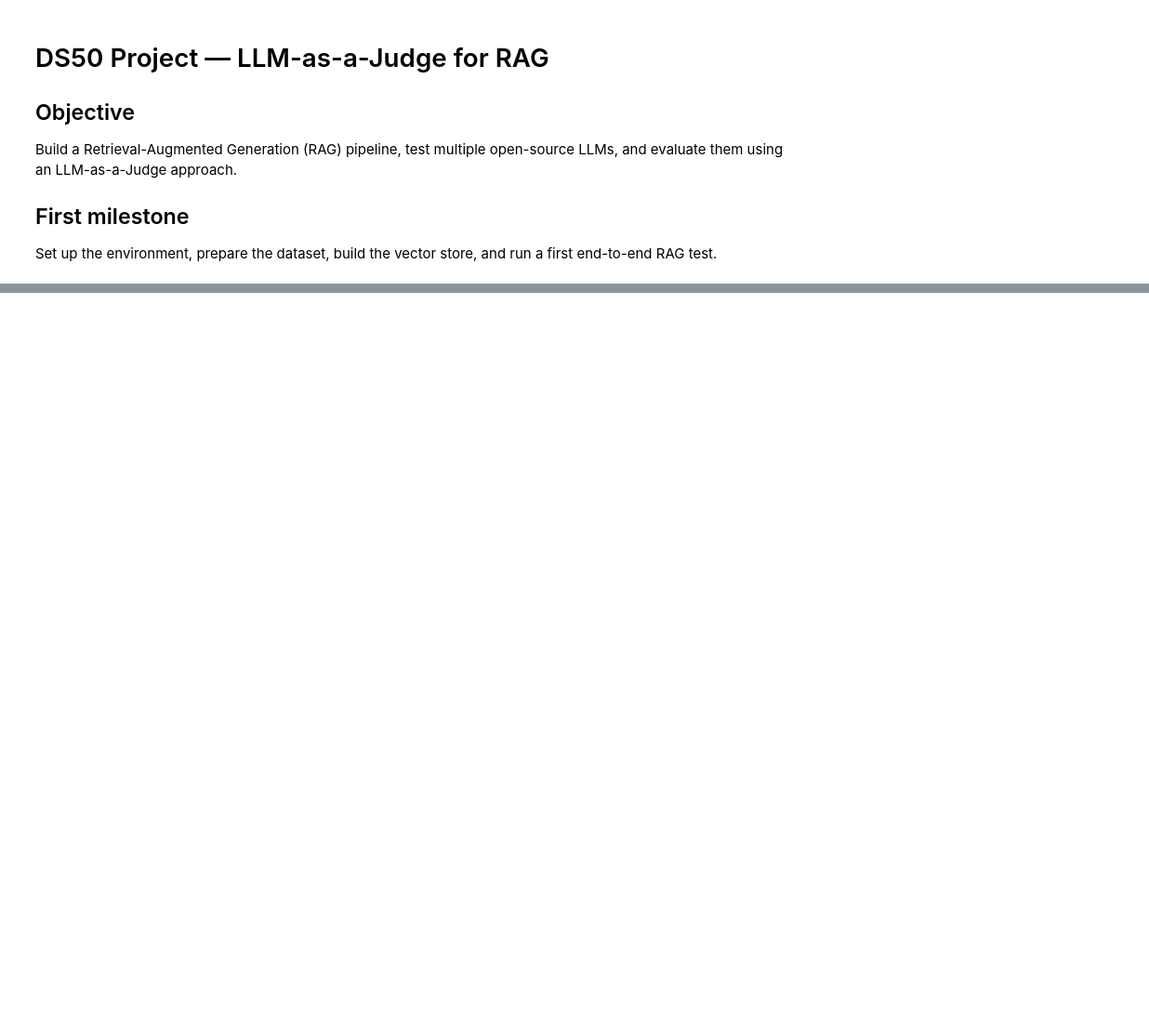
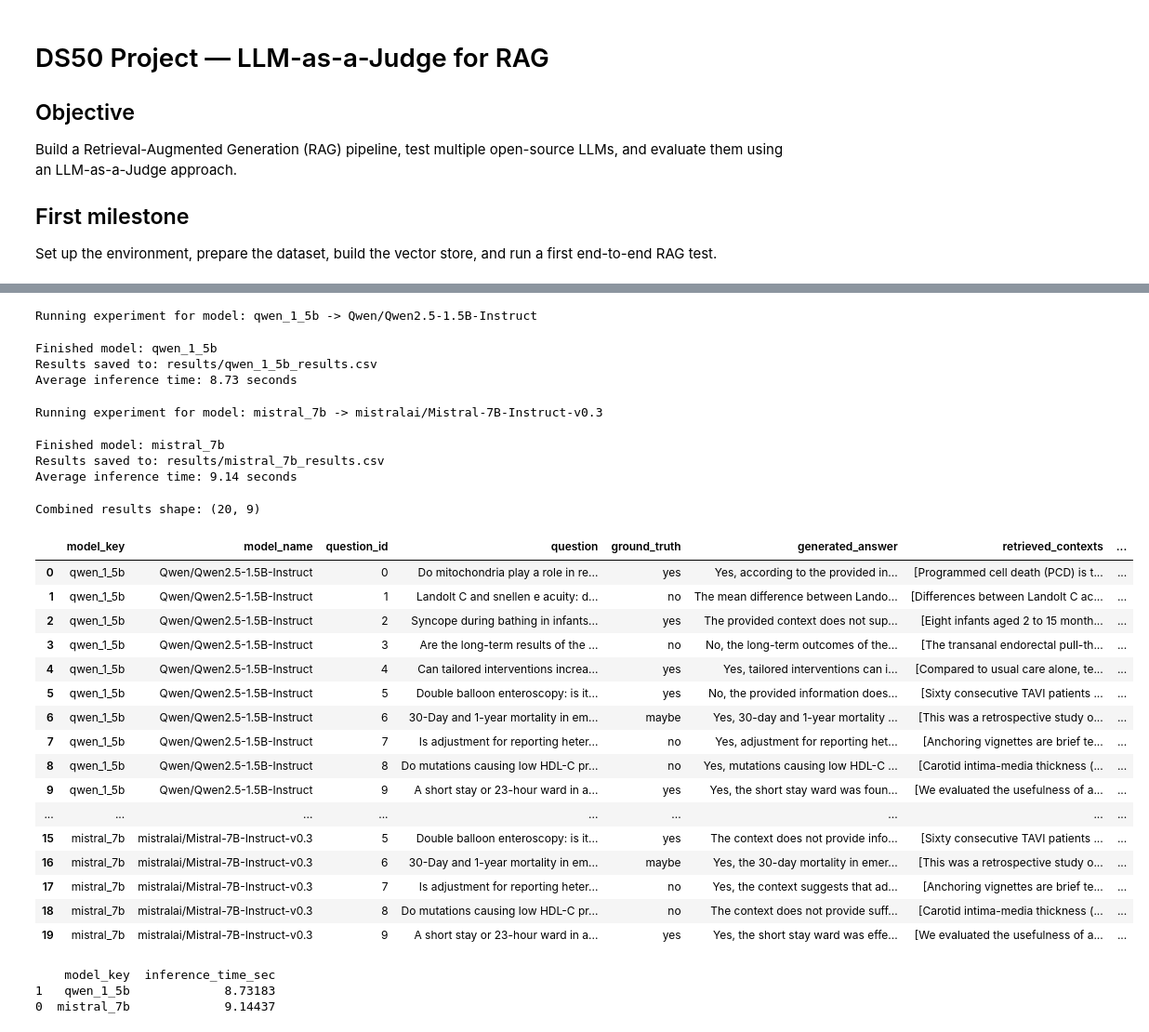
Before and after one commit to mortadarammal/LLM-as-a-Judge, a Jupyter notebook: RAG.ipynb, the cells around one changed output, grey strips where cells are left out. Shown at 93% size. Drawn from its saved outputs; the diff is of its cells as text; code cells hidden in the pictures; blank space fills up the shorter version.

```diff
--- a/RAG.ipynb
+++ b/RAG.ipynb
@@ -25,0 +73,19 @@ Set up the environment, prepare the dataset, build the vector store, and run a f
+# %%
+CONFIG = {
+    "dataset_name": "pubmed_qa",
+    "dataset_subset": "pqa_labeled",
+    "num_docs": 200,
+    "num_questions": 10,
+    "chunk_size": 512,
+    "chunk_overlap": 64,
+    "top_k": 3,
+    "max_new_tokens": 128,
+    "temperature": 0.0,
+    "do_sample": False,
+    "embedding_model": "sentence-transformers/all-MiniLM-L6-v2",
+    "generator_models": {
+        "qwen_1_5b": "Qwen/Qwen2.5-1.5B-Instruct",
+        "mistral_7b": "mistralai/Mistral-7B-Instruct-v0.3"
+    },
+    "results_dir": "results"
+}
@@ -25,0 +156,61 @@ Set up the environment, prepare the dataset, build the vector store, and run a f
+# %%
+qwen_results_df = run_rag_experiment_for_model(
+    model_key="qwen_1_5b",
+    model_name=CONFIG["generator_models"]["qwen_1_5b"],
+    train_data=train_data,
+    retriever=retriever,
+    prompt_template=rag_prompt,
+    num_questions=CONFIG["num_questions"]
+)
+# %% [output]
+Running experiment for model: qwen_1_5b -> Qwen/Qwen2.5-1.5B-Instruct
+Finished model: qwen_1_5b
+Results saved to: results/qwen_1_5b_results.csv
+Average inference time: 8.73 seconds
+# %%
+mistral_results_df = run_rag_experiment_for_model(
+    model_key="mistral_7b",
+    model_name=CONFIG["generator_models"]["mistral_7b"],
+    train_data=train_data,
+    retriever=retriever,
+    prompt_template=rag_prompt,
+    num_questions=CONFIG["num_questions"]
+)
+# %% [output]
+Running experiment for model: mistral_7b -> mistralai/Mistral-7B-Instruct-v0.3
+Finished model: mistral_7b
+Results saved to: results/mistral_7b_results.csv
+Average inference time: 9.14 seconds
+# %%
+all_results_df = pd.concat([qwen_results_df, mistral_results_df], ignore_index=True)
+
+print("Combined results shape:", all_results_df.shape)
+all_results_df.head(50)
+# %% [output]
+Combined results shape: (20, 9)
+|  | model_key | model_name | question_id | question | ground_truth | generated_answer | retrieved_contexts | ... |
+| 0 | qwen_1_5b | Qwen/Qwen2.5-1.5B-Instruct | 0 | Do mitochondria play a role in re... | yes | Yes, according to the provided in... | [Programmed cell death (PCD) is t... | ... |
+| 1 | qwen_1_5b | Qwen/Qwen2.5-1.5B-Instruct | 1 | Landolt C and snellen e acuity: d... | no | The mean difference between Lando... | [Differences between Landolt C ac... | ... |
+| 2 | qwen_1_5b | Qwen/Qwen2.5-1.5B-Instruct | 2 | Syncope during bathing in infants... | yes | The provided context does not sup... | [Eight infants aged 2 to 15 month... | ... |
+| 3 | qwen_1_5b | Qwen/Qwen2.5-1.5B-Instruct | 3 | Are the long-term results of the ... | no | No, the long-term outcomes of the... | [The transanal endorectal pull-th... | ... |
+| 4 | qwen_1_5b | Qwen/Qwen2.5-1.5B-Instruct | 4 | Can tailored interventions increa... | yes | Yes, tailored interventions can i... | [Compared to usual care alone, te... | ... |
+| 5 | qwen_1_5b | Qwen/Qwen2.5-1.5B-Instruct | 5 | Double balloon enteroscopy: is it... | yes | No, the provided information does... | [Sixty consecutive TAVI patients ... | ... |
+| 6 | qwen_1_5b | Qwen/Qwen2.5-1.5B-Instruct | 6 | 30-Day and 1-year mortality in em... | maybe | Yes, 30-day and 1-year mortality ... | [This was a retrospective study o... | ... |
+| 7 | qwen_1_5b | Qwen/Qwen2.5-1.5B-Instruct | 7 | Is adjustment for reporting heter... | no | Yes, adjustment for reporting het... | [Anchoring vignettes are brief te... | ... |
+| 8 | qwen_1_5b | Qwen/Qwen2.5-1.5B-Instruct | 8 | Do mutations causing low HDL-C pr... | no | Yes, mutations causing low HDL-C ... | [Carotid intima-media thickness (... | ... |
+| 9 | qwen_1_5b | Qwen/Qwen2.5-1.5B-Instruct | 9 | A short stay or 23-hour ward in a... | yes | Yes, the short stay ward was foun... | [We evaluated the usefulness of a... | ... |
+| ... | ... | ... | ... | ... | ... | ... | ... | ... |
+| 15 | mistral_7b | mistralai/Mistral-7B-Instruct-v0.3 | 5 | Double balloon enteroscopy: is it... | yes | The context does not provide info... | [Sixty consecutive TAVI patients ... | ... |
+| 16 | mistral_7b | mistralai/Mistral-7B-Instruct-v0.3 | 6 | 30-Day and 1-year mortality in em... | maybe | Yes, the 30-day mortality in emer... | [This was a retrospective study o... | ... |
+| 17 | mistral_7b | mistralai/Mistral-7B-Instruct-v0.3 | 7 | Is adjustment for reporting heter... | no | Yes, the context suggests that ad... | [Anchoring vignettes are brief te... | ... |
+| 18 | mistral_7b | mistralai/Mistral-7B-Instruct-v0.3 | 8 | Do mutations causing low HDL-C pr... | no | The context does not provide suff... | [Carotid intima-media thickness (... | ... |
+| 19 | mistral_7b | mistralai/Mistral-7B-Instruct-v0.3 | 9 | A short stay or 23-hour ward in a... | yes | Yes, the short stay ward was effe... | [We evaluated the usefulness of a... | ... |
+# %%
+time_comparison = all_results_df.groupby("model_key")["inference_time_sec"].mean().reset_index()
+time_comparison = time_comparison.sort_values("inference_time_sec")
+
+print(time_comparison)
+# %% [output]
+    model_key  inference_time_sec
+1   qwen_1_5b             8.73183
+0  mistral_7b             9.14437
```
Also changed, not shown: parts of 14 cells of this notebook.
